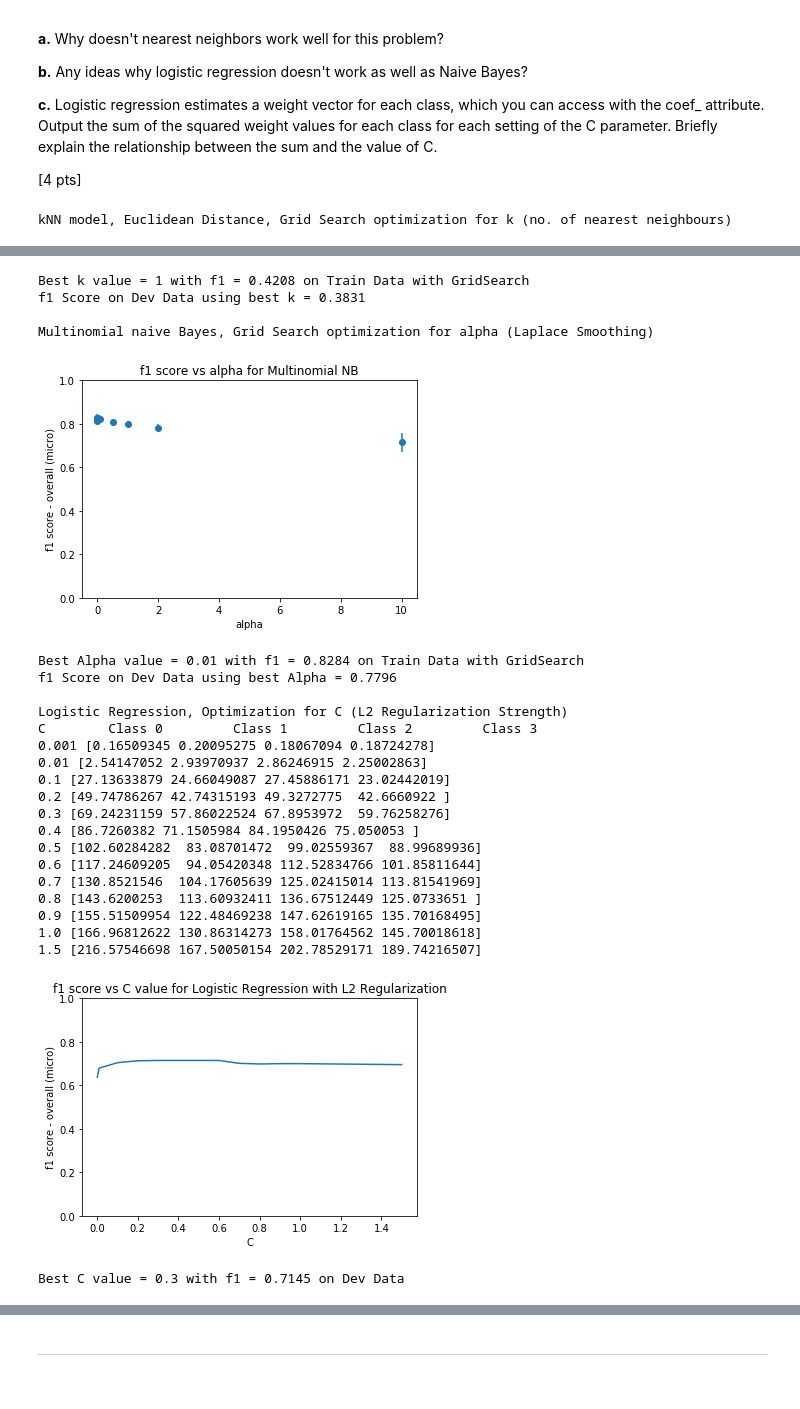
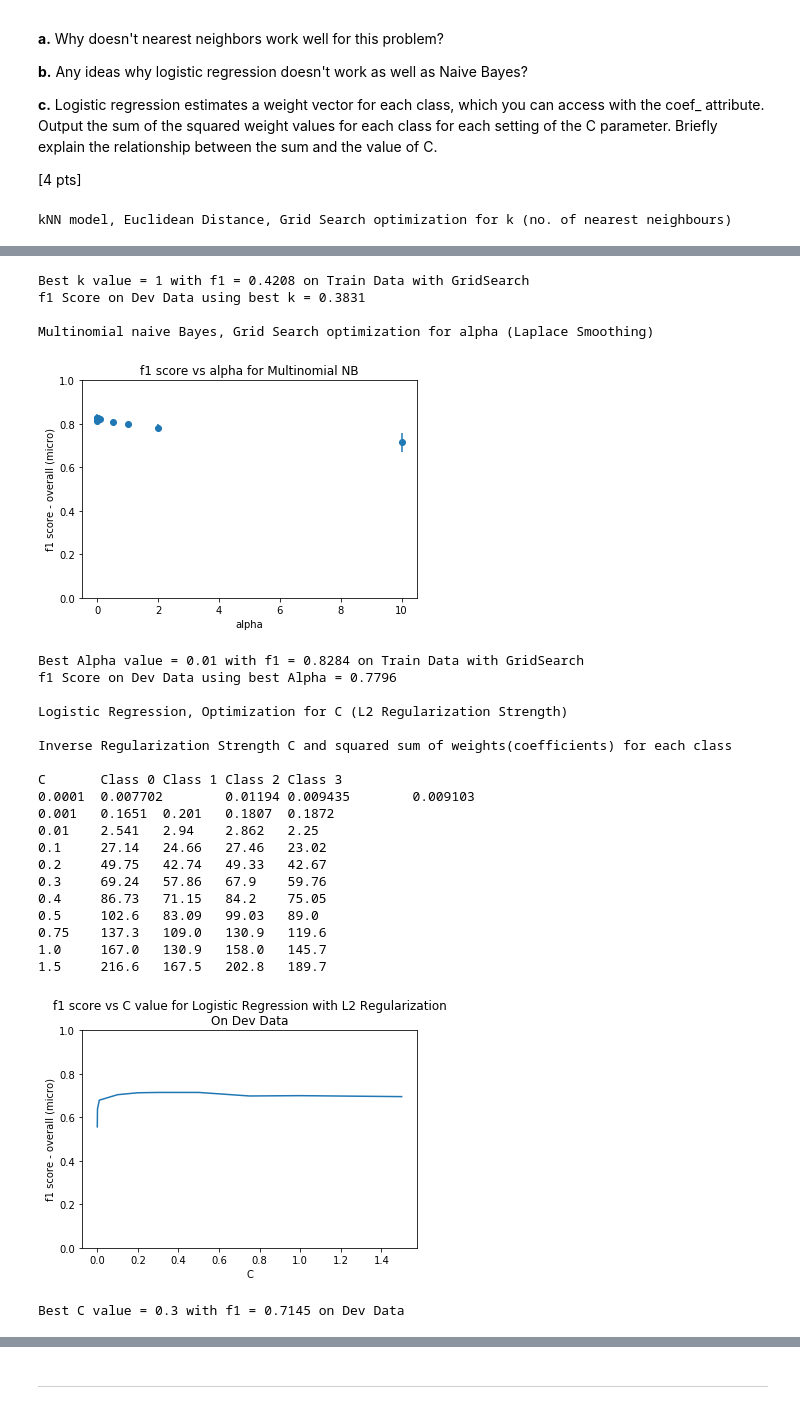
Before and after one commit to lchutny/W207_Project2, a Jupyter notebook: Laura_Chutny_Project2.ipynb, the cells around one changed output, grey strips where cells are left out. Saved outputs shown, nothing was run; the diff lists cells and outputs as text; code cells hidden in the pictures.

```diff
--- a/Laura_Chutny_Project2.ipynb
+++ b/Laura_Chutny_Project2.ipynb
@@ -264,7 +264,7 @@ def kopt2(kupper, train_data, train_labels, dev_data, dev_labels):
     # Define Classifier
     knn_clf = KNeighborsClassifier()
 
-    # Define ks and Grid search
+    # Define ks and Grid search, use f1 micro for scoring
     krange = np.arange(1,kupper)
     kvals = {'n_neighbors':krange}
     clf = GridSearchCV(knn_clf,kvals,scoring='f1_micro',cv=5,iid=False)
@@ -281,22 +281,14 @@ def kopt2(kupper, train_data, train_labels, dev_data, dev_labels):
     plt.title("f1 score vs k value for Euclidean kNN Grid search")
     plt.show()
 
+    # Find index of best f1 score and print results from Grid search
     best_idx = np.where(ranks==1)[0][0] # Best k value
     print(f"Best k value = {ks[best_idx]} with f1 = {means[best_idx]:.4} on Train Data with GridSearch")
-#     print(results['params'][clf.best_index_])
-#     print(results['params'])
-#     print(results['params'][clf.best_index_].get('n_neighbors'))
 
     # Predict on Dev Data and score (checked this correctly uses f1 micro and best k
-    # by running a classification report separately)
+    # by running a classification report separately, not shown here)
     pred_score = clf.score(dev_data,dev_labels)
     print(f"f1 Score on Dev Data using best k = {pred_score:.4}")
-
-#     bestk = ks[best_idx]
-#     knn=KNeighborsClassifier(n_neighbors=bestk)
-#     knn.fit(train_data,train_labels)
-#     pred_labels = knn.predict(dev_data)
-#     print(classification_report(y_true=dev_labels,y_pred=pred_labels), "bestk = ", bestk)
 
     return
 
@@ -308,7 +300,7 @@ def mnb(train_data,train_labels,dev_data,dev_labels):
     # Define classifier
     mnb_clf = MultinomialNB()
 
-    # Define alphas and GridSearch
+    # Define alphas and GridSearch, using f1 micro for scoring
     alphas = {'alpha': [1.0e-10, 0.00001, 0.0001, 0.001, 0.01, 0.1, 0.5, 1.0, 2.0, 10.0]}
     clf = GridSearchCV(mnb_clf,alphas,scoring='f1_micro',cv=5,iid=False)
     results = clf.fit(train_data,train_labels).cv_results_
@@ -325,10 +317,11 @@ def mnb(train_data,train_labels,dev_data,dev_labels):
     plt.title('f1 score vs alpha for Multinomial NB')
     plt.show()
 
+    # Find index of best f1 score and print results from Grid Search
     best_idx = np.where(ranks==1)[0][0] # Best k value
     print(f"Best Alpha value = {alfs[best_idx]} with f1 = {means[best_idx]:.4} on Train Data with GridSearch")
 
-    # Predict on Dev Data and score (checked this correctly uses f1 micro by running a classification report separately)
+    # Predict on Dev Data and score
     pred_score = clf.score(dev_data,dev_labels)
     print(f"f1 Score on Dev Data using best Alpha = {pred_score:.4}")
 
@@ -336,39 +329,38 @@ def mnb(train_data,train_labels,dev_data,dev_labels):
 
 
 def logreg(train_data,train_labels,dev_data,dev_labels):
-    '''Train and predict using a Logistic Regression model and GridSearch
-    to find C (L2 Regularization Strength) vs f1 score
+    '''Train and predict using a Logistic Regression model to find
+    C (L2 Regularization Strength) vs f1 score on Train Data
     Report f1 score using optimum C on Dev Data
     Also output the sum of the squared weight values for each class for each setting of the C parameter.
     '''
-    # Define classifier
-    # ovr is binary for each label: one versus rest
-
 
     # Define C values. We are not using GridSearch here, in order to output the sum of the squared
     # weights for each class for each value of the C parameter
-    cs = [0.001, 0.01, 0.1, 0.2,0.3,0.4,0.5,0.6,0.7,0.8, 0.9, 1.0, 1.5]
+    cs = [0.0001,0.001, 0.01, 0.1, 0.2,0.3,0.4,0.5,0.75, 1.0, 1.5]
     f1scores = []
-    print("C\t","Class 0\t", "Class 1\t","Class 2\t","Class 3")
+    print(f"Inverse Regularization Strength C and squared sum of weights(coefficients) for each class\n"
+          f"\nC\tClass 0\tClass 1\tClass 2\tClass 3") # table header
 
     for c in cs:
+        # Run classifier for each value of C (inverse regularization strength). Use ovr - one vs. rest, not multinomial
         logreg_clf = LogisticRegression(multi_class='ovr', penalty='l2', solver='liblinear',C=c)
-        model = logreg_clf.fit(train_data,train_labels)
-        pred_labels = model.predict(dev_data)
-        f1score = metrics.f1_score(dev_labels,pred_labels,average='micro')
+        model = logreg_clf.fit(train_data,train_labels) # Train
+        pred_labels = model.predict(dev_data) # Predict
+        f1score = metrics.f1_score(dev_labels,pred_labels,average='micro') # Score Predictions for given C using f1 micro
         f1scores.append(f1score)
-        squares = np.square(model.coef_)
-        sums=np.sum(squares,axis=1)
-        print(c,sums)
+        sums=np.sum(np.square(model.coef_),axis=1) # Get sums of squared model coefficients (weights)
+        print(f"{c}\t{sums[0]:.4}\t{sums[1]:.4}\t{sums[2]:.4}\t{sums[3]:.4}") # Print table
 
     # Print graph
     plt.plot(cs,f1scores)
     plt.ylim(0,1)
     plt.xlabel("C")
     plt.ylabel("f1 score - overall (micro)")
-    plt.title("f1 score vs C value for Logistic Regression with L2 Regularization")
+    plt.title("f1 score vs C value for Logistic Regression with L2 Regularization\nOn Dev Data")
     plt.show()
 
+    # Find index for best f1score on Dev Data and print
     best_idx = f1scores.index(max(f1scores))
     print(f"Best C value = {cs[best_idx]} with f1 = {f1scores[best_idx]:.4} on Dev Data")
 
@@ -389,49 +381,50 @@ def P3():
     new_dev_data = vectorizer.transform(dev_data)
 
     # kNN Model
     # Note that in testing, I ran this up to k=1000 and determined that for k>200, the f1 continues to drop
     # So, I set maximum k for this assignment at 200 to minimize run time
     print("\u001b[1mkNN model, Euclidean Distance, Grid Search optimization for k (no. of nearest neighbours)\u001b[0m")
     kupper=5 # Best k is 181, f1=0.4602 SET TO 200 Before submitting
     kopt2(kupper,new_train_data,train_labels,new_dev_data,dev_labels)
 
     # Multinomial Naive Bayes Model
     print(f"\n\u001b[1mMultinomial naive Bayes, Grid Search optimization for alpha (Laplace Smoothing)\u001b[0m")
     mnb(new_train_data,train_labels,new_dev_data,dev_labels)
 
     # Logistic Regression Model
-    print(f"\n\u001b[1mLogistic Regression, Optimization for C (L2 Regularization Strength)\u001b[0m")
+    print(f"\n\u001b[1mLogistic Regression, Optimization for C (L2 Regularization Strength)\u001b[0m\n")
     logreg(new_train_data,train_labels,new_dev_data,dev_labels)
 
 ### STUDENT END ###
 P3()
 # %% [output]
 kNN model, Euclidean Distance, Grid Search optimization for k (no. of nearest neighbours)
 [figure]
 Best k value = 1 with f1 = 0.4208 on Train Data with GridSearch
 f1 Score on Dev Data using best k = 0.3831
 
 Multinomial naive Bayes, Grid Search optimization for alpha (Laplace Smoothing)
 [figure]
 Best Alpha value = 0.01 with f1 = 0.8284 on Train Data with GridSearch
 f1 Score on Dev Data using best Alpha = 0.7796
 
 Logistic Regression, Optimization for C (L2 Regularization Strength)
-C        Class 0         Class 1         Class 2         Class 3
-0.001 [0.16509345 0.20095275 0.18067094 0.18724278]
-0.01 [2.54147052 2.93970937 2.86246915 2.25002863]
-0.1 [27.13633879 24.66049087 27.45886171 23.02442019]
-0.2 [49.74786267 42.74315193 49.3272775  42.6660922 ]
-0.3 [69.24231159 57.86022524 67.8953972  59.76258276]
-0.4 [86.7260382 71.1505984 84.1950426 75.050053 ]
-0.5 [102.60284282  83.08701472  99.02559367  88.99689936]
-0.6 [117.24609205  94.05420348 112.52834766 101.85811644]
-0.7 [130.8521546  104.17605639 125.02415014 113.81541969]
-0.8 [143.6200253  113.60932411 136.67512449 125.0733651 ]
-0.9 [155.51509954 122.48469238 147.62619165 135.70168495]
-1.0 [166.96812622 130.86314273 158.01764562 145.70018618]
-1.5 [216.57546698 167.50050154 202.78529171 189.74216507]
+
+Inverse Regularization Strength C and squared sum of weights(coefficients) for each class
+
+C       Class 0 Class 1 Class 2 Class 3
+0.0001  0.007702        0.01194 0.009435        0.009103
+0.001   0.1651  0.201   0.1807  0.1872
+0.01    2.541   2.94    2.862   2.25
+0.1     27.14   24.66   27.46   23.02
+0.2     49.75   42.74   49.33   42.67
+0.3     69.24   57.86   67.9    59.76
+0.4     86.73   71.15   84.2    75.05
+0.5     102.6   83.09   99.03   89.0
+0.75    137.3   109.0   130.9   119.6
+1.0     167.0   130.9   158.0   145.7
+1.5     216.6   167.5   202.8   189.7
-[figure, old version]
+[figure, new version]
 Best C value = 0.3 with f1 = 0.7145 on Dev Data
 # %% [markdown]
 **ANSWER:**
```
Also changed, not shown: parts of 10 cells of this notebook.
